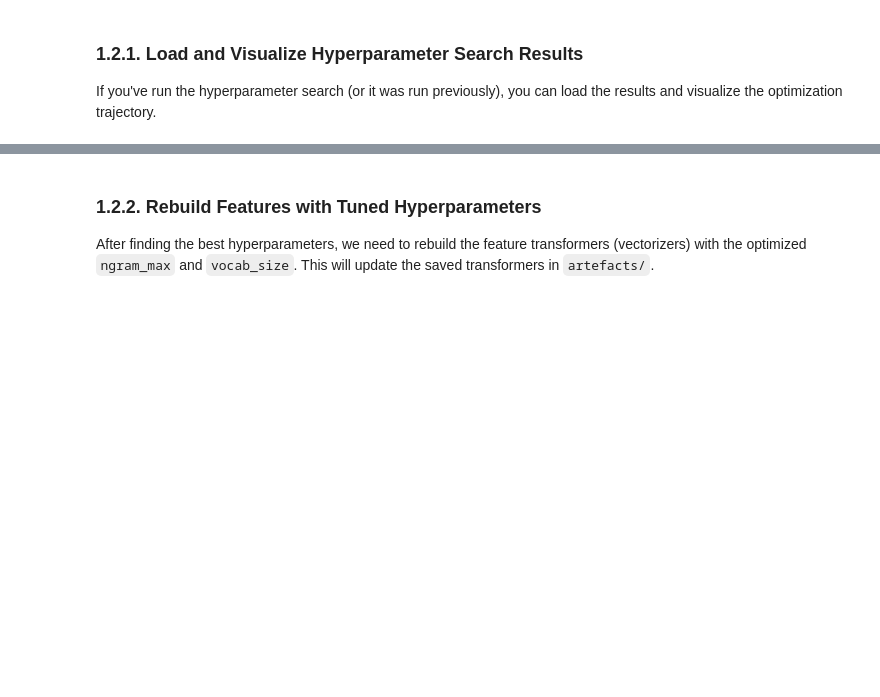
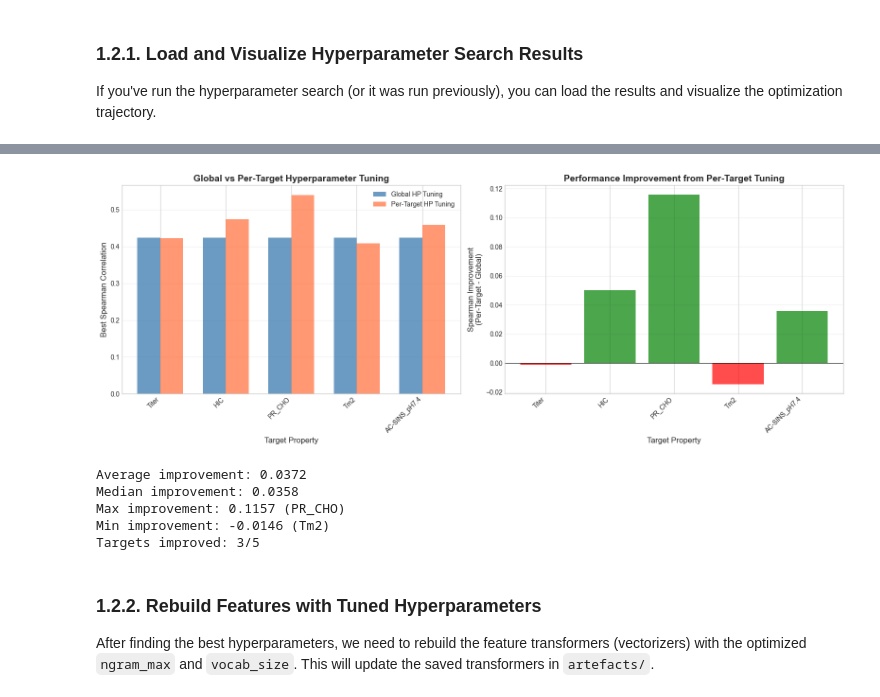
Before and after one commit to kyunghyuncho/strawman-ab, a Jupyter notebook: analysis_notebook.ipynb, the cells around one changed output, grey strips where cells are left out. Drawn from its saved outputs; the diff is of its cells as text; code cells hidden in the pictures; blank space fills up the shorter version.

```diff
--- a/analysis_notebook.ipynb
+++ b/analysis_notebook.ipynb
@@ -141,3 +337,70 @@ Best iteration: 21
+# %%
+import matplotlib.pyplot as plt
+import numpy as np
+
+# Visualize the comparison if we have both global and per-target results
+if best_params_path.exists():
+    with open(best_params_path, 'r') as f:
+        best_params = json.load(f)
+
+    if 'global' in best_params and 'per_target' in best_params:
+        targets = []
+        global_scores = []
+        per_target_scores = []
+
+        for target in TARGET_PROPERTIES:
+            if target in best_params['per_target']:
+                targets.append(target)
+                global_scores.append(-best_params['global']['best_objective'])
+                per_target_scores.append(-best_params['per_target'][target]['best_objective'])
+
+        if targets:
+            fig, (ax1, ax2) = plt.subplots(1, 2, figsize=(16, 6))
+
+            # Bar chart comparing global vs per-target
+            x = np.arange(len(targets))
+            width = 0.35
+
+            ax1.bar(x - width/2, global_scores, width, label='Global HP Tuning', alpha=0.8, color='steelblue')
+            ax1.bar(x + width/2, per_target_scores, width, label='Per-Target HP Tuning', alpha=0.8, color='coral')
+
+            ax1.set_xlabel('Target Property', fontsize=12)
+            ax1.set_ylabel('Best Spearman Correlation', fontsize=12)
+            ax1.set_title('Global vs Per-Target Hyperparameter Tuning', fontsize=14, fontweight='bold')
+            ax1.set_xticks(x)
+            ax1.set_xticklabels(targets, rotation=45, ha='right')
+            ax1.legend()
+            ax1.grid(True, alpha=0.3, axis='y')
+
+            # Improvement bar chart
+            improvements = [per_target_scores[i] - global_scores[i] for i in range(len(targets))]
+            colors = ['green' if imp > 0 else 'red' for imp in improvements]
+
+            ax2.bar(x, improvements, color=colors, alpha=0.7)
+            ax2.axhline(y=0, color='black', linestyle='-', linewidth=0.8)
+            ax2.set_xlabel('Target Property', fontsize=12)
+            ax2.set_ylabel('Spearman Improvement\n(Per-Target - Global)', fontsize=12)
+            ax2.set_title('Performance Improvement from Per-Target Tuning', fontsize=14, fontweight='bold')
+            ax2.set_xticks(x)
+            ax2.set_xticklabels(targets, rotation=45, ha='right')
+            ax2.grid(True, alpha=0.3, axis='y')
+
+            plt.tight_layout()
+            plt.show()
+
+            # Print summary statistics
+            print(f"\nAverage improvement: {np.mean(improvements):.4f}")
+            print(f"Median improvement: {np.median(improvements):.4f}")
+            print(f"Max improvement: {np.max(improvements):.4f} ({targets[np.argmax(improvements)]})")
+            print(f"Min improvement: {np.min(improvements):.4f} ({targets[np.argmin(improvements)]})")
+            print(f"Targets improved: {sum(1 for imp in improvements if imp > 0)}/{len(improvements)}")
+# %% [output]
+[figure, added]
+Average improvement: 0.0372
+Median improvement: 0.0358
+Max improvement: 0.1157 (PR_CHO)
+Min improvement: -0.0146 (Tm2)
+Targets improved: 3/5
 # %% [markdown]
 ### 1.2.2. Rebuild Features with Tuned Hyperparameters
 
```
Also changed, not shown: parts of 14 cells of this notebook.
